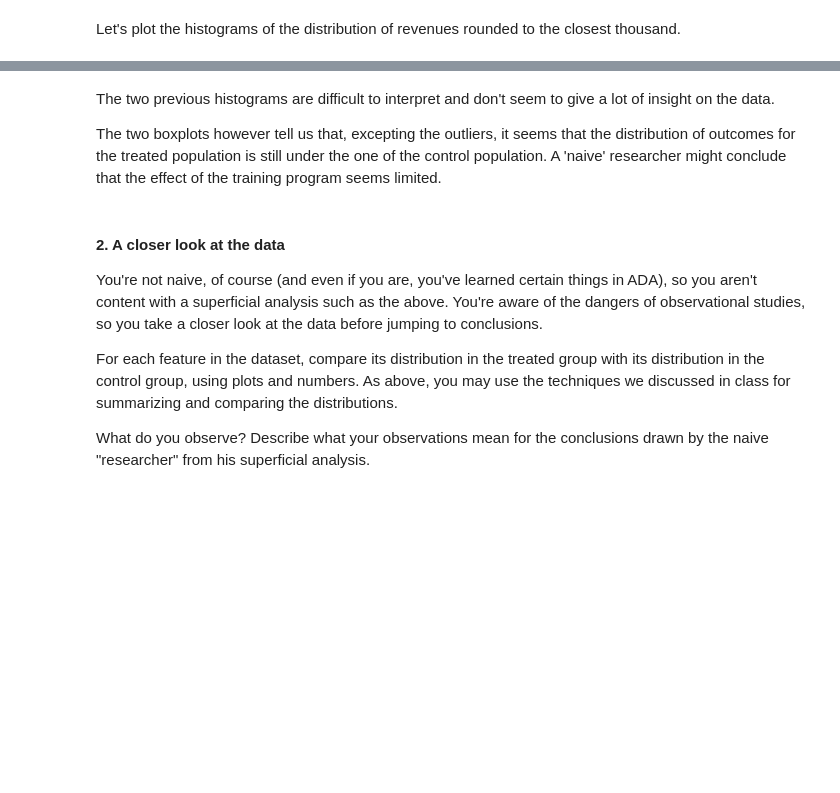
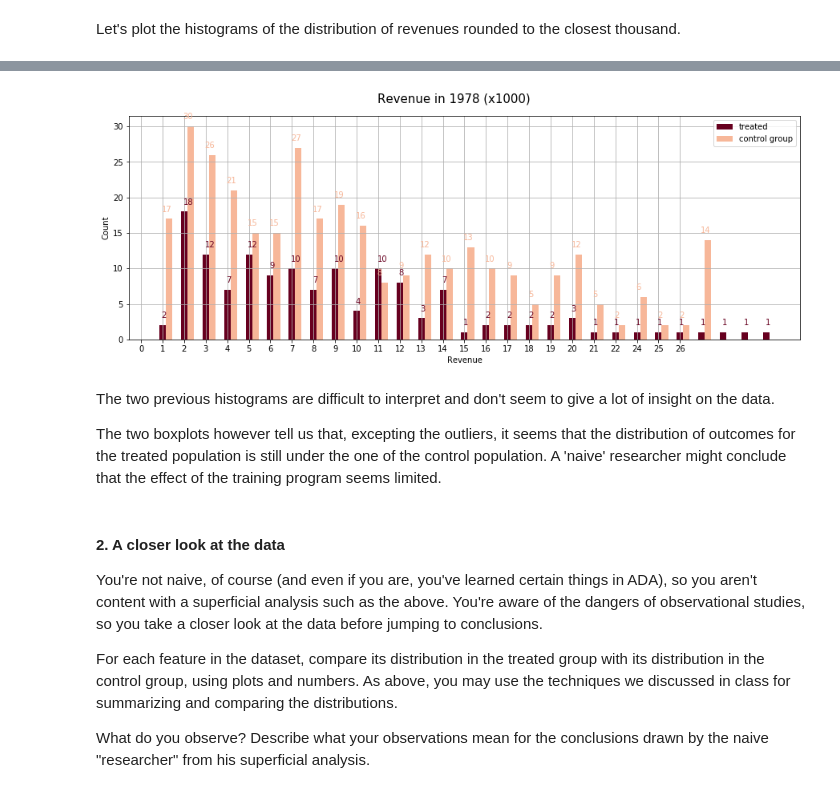
Before and after one commit to armand33/applied_data_analysis_2017, a Jupyter notebook: 04 - Applied ML/Homework 4.ipynb, the cells around one changed output, grey strips where cells are left out. Drawn from its saved outputs; the diff is of its cells as text; code cells hidden in the pictures; blank space fills up the shorter version.

```diff
--- a/04 - Applied ML/Homework 4.ipynb
+++ b/04 - Applied ML/Homework 4.ipynb
@@ -124,3 +153,42 @@ plot_histogram(x_treated, y_treated, x_control, y_control, title='Revenue in 78
+# %%
+def plot_histogram(xs, ys, title, figsize=(20,10)):
+    """
+    This functions plots a histogram adding the values on top of the bins.
+
+    x: values of the attribute that is being counted
+    y: counts of the x values
+    title: title to give to the histogram
+    abscissa: absissa to be displayed (what is being counted)
+    """
+
+    color = cm.RdGy(np.linspace(0, 1, 4))
+    fig, ax = plt.subplots(nrows=1, ncols=1, figsize=figsize)
+    width = figsize[0]/50 # the width of the bars
+    offset = figsize[0]/50 # distance between two bars
+
+    i = 0
+    for (x,y) in zip(xs,ys):
+        ind = np.arange(len(y))
+        ax.bar(ind + offset*i, y, width, color=color[i])
+        ax.set_xticks(ind - 1)
+        ax.set_xticklabels(x, minor=False)
+
+
+        for j, v in enumerate(y):
+            ax.text(j-width/6, v + 1, str(v), color=color[i])
+        i = i + 1
+
+    fig.suptitle(title, fontsize=15)
+    plt.grid()
+    plt.xlabel('Revenue')
+    plt.ylabel('Count')
+    plt.legend(["treated","control group"])
+    fig.subplots_adjust(top=0.9)
+    plt.show()
+
+plot_histogram([x_treated,x_control], [y_treated, y_control], title='Revenue in 1978 (x1000)', figsize=(15,5))
+# %% [output]
+[figure, added]
 # %% [markdown]
 The two previous histograms are difficult to interpret and don't seem to give a lot of insight on the data.
 
```
Also changed, not shown: parts of 12 cells of this notebook.
